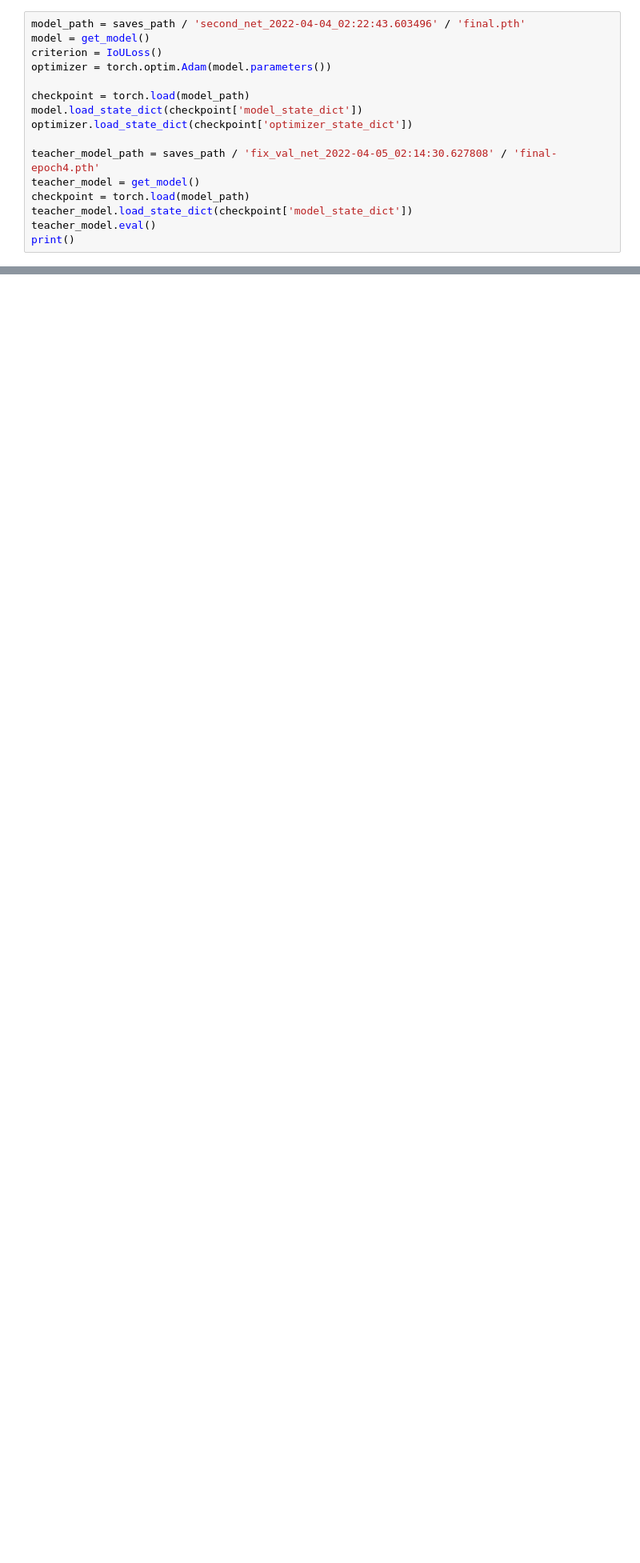
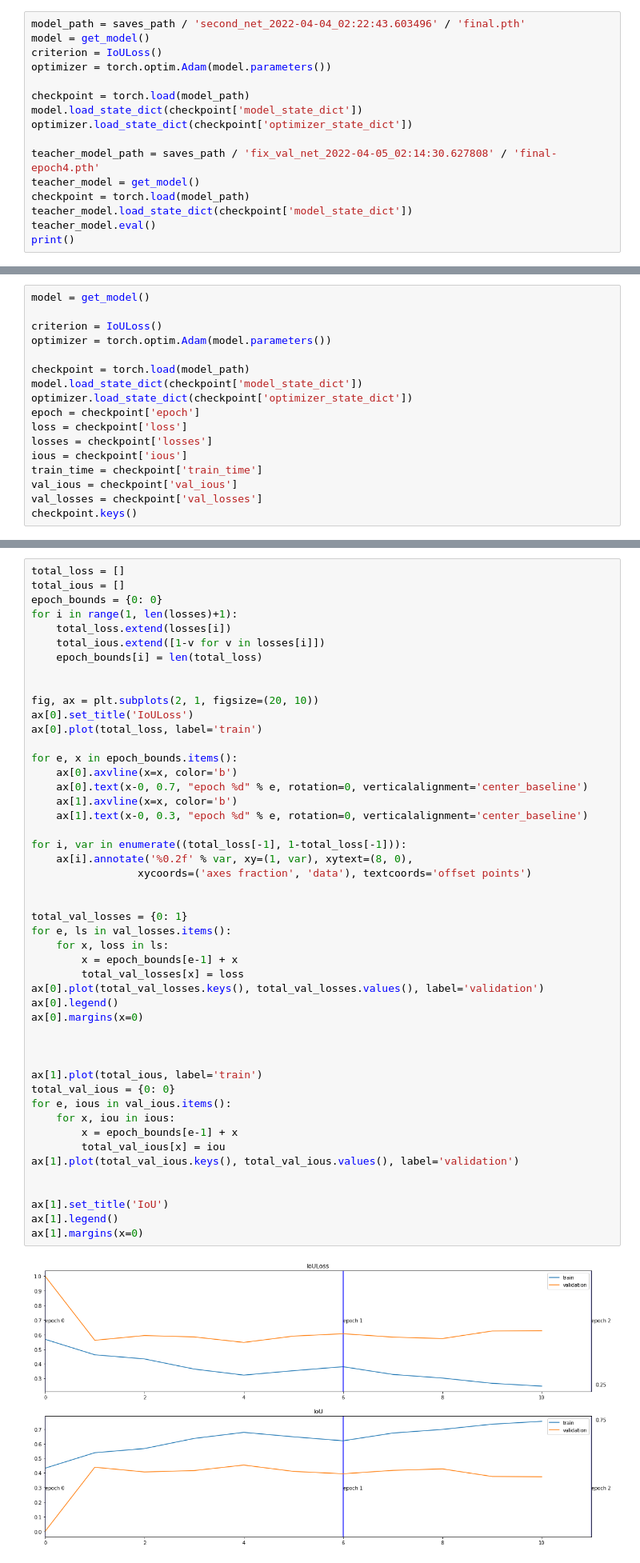
Before and after one commit to irusland/segmentim, a Jupyter notebook: SemiSupervisedLearn.ipynb, the cells around one changed output, grey strips where cells are left out. Shown at 80% size. Drawn from its saved outputs; the diff is of its cells as text; blank space fills up the shorter version.

```diff
--- a/SemiSupervisedLearn.ipynb
+++ b/SemiSupervisedLearn.ipynb
@@ -252,0 +269,17 @@ Batch time 13.17735242843628
+# %%
+model = get_model()
+
+criterion = IoULoss()
+optimizer = torch.optim.Adam(model.parameters())
+
+checkpoint = torch.load(model_path)
+model.load_state_dict(checkpoint['model_state_dict'])
+optimizer.load_state_dict(checkpoint['optimizer_state_dict'])
+epoch = checkpoint['epoch']
+loss = checkpoint['loss']
+losses = checkpoint['losses']
+ious = checkpoint['ious']
+train_time = checkpoint['train_time']
+val_ious = checkpoint['val_ious']
+val_losses = checkpoint['val_losses']
+checkpoint.keys()
@@ -252,0 +288,50 @@ Batch time 13.17735242843628
+# %%
+total_loss = []
+total_ious = []
+epoch_bounds = {0: 0}
+for i in range(1, len(losses)+1):
+    total_loss.extend(losses[i])
+    total_ious.extend([1-v for v in losses[i]])
+    epoch_bounds[i] = len(total_loss)
+
+
+fig, ax = plt.subplots(2, 1, figsize=(20, 10))
+ax[0].set_title('IoULoss')
+ax[0].plot(total_loss, label='train')
+
+for e, x in epoch_bounds.items():
+    ax[0].axvline(x=x, color='b')
+    ax[0].text(x-0, 0.7, "epoch %d" % e, rotation=0, verticalalignment='center_baseline')
+    ax[1].axvline(x=x, color='b')
+    ax[1].text(x-0, 0.3, "epoch %d" % e, rotation=0, verticalalignment='center_baseline')
+
+for i, var in enumerate((total_loss[-1], 1-total_loss[-1])):
+    ax[i].annotate('%0.2f' % var, xy=(1, var), xytext=(8, 0),
+                 xycoords=('axes fraction', 'data'), textcoords='offset points')
+
+
+total_val_losses = {0: 1}
+for e, ls in val_losses.items():
+    for x, loss in ls:
+        x = epoch_bounds[e-1] + x
+        total_val_losses[x] = loss
+ax[0].plot(total_val_losses.keys(), total_val_losses.values(), label='validation')
+ax[0].legend()
+ax[0].margins(x=0)
+
+
+
+ax[1].plot(total_ious, label='train')
+total_val_ious = {0: 0}
+for e, ious in val_ious.items():
+    for x, iou in ious:
+        x = epoch_bounds[e-1] + x
+        total_val_ious[x] = iou
+ax[1].plot(total_val_ious.keys(), total_val_ious.values(), label='validation')
+
+
+ax[1].set_title('IoU')
+ax[1].legend()
+ax[1].margins(x=0)
+# %% [output]
+[figure, added]
```
Also changed, not shown: parts of 4 cells of this notebook.
